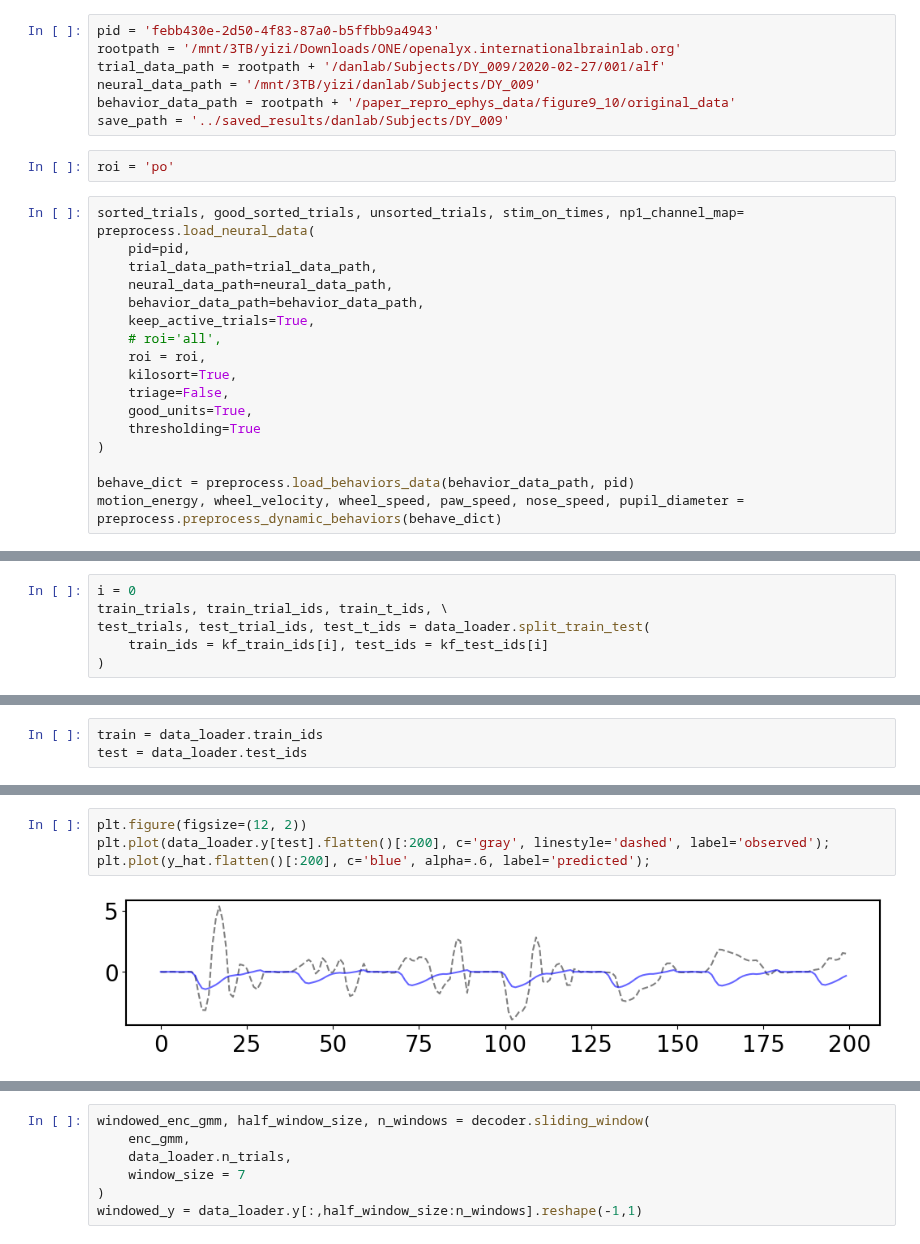
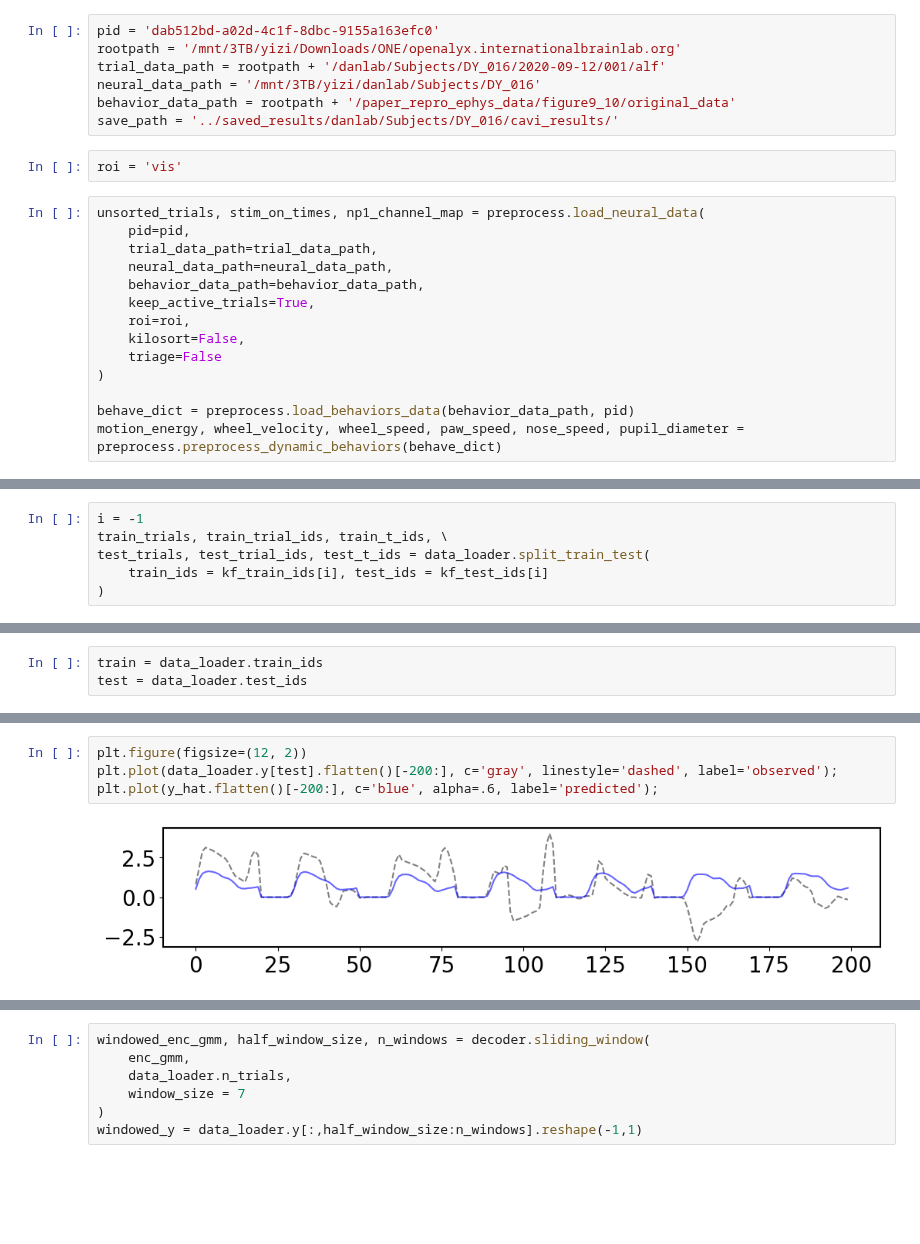
Before and after one commit to yzhang511/density_decoding, a Jupyter notebook: demo/advi_encoder.ipynb, the cells around one changed output, grey strips where cells are left out. Saved outputs shown, nothing was run; the diff lists cells and outputs as text; blank space fills up the shorter version.

```diff
--- a/demo/advi_encoder.ipynb
+++ b/demo/advi_encoder.ipynb
@@ -39,27 +47,24 @@ plt.rc('figure', titlesize=MEDIUM_SIZE)
 # %% [markdown]
 #### load data
 # %%
-pid = 'febb430e-2d50-4f83-87a0-b5ffbb9a4943'
+pid = 'dab512bd-a02d-4c1f-8dbc-9155a163efc0'
 rootpath = '/mnt/3TB/yizi/Downloads/ONE/openalyx.internationalbrainlab.org'
-trial_data_path = rootpath + '/danlab/Subjects/DY_009/2020-02-27/001/alf'
-neural_data_path = '/mnt/3TB/yizi/danlab/Subjects/DY_009'
+trial_data_path = rootpath + '/danlab/Subjects/DY_016/2020-09-12/001/alf'
+neural_data_path = '/mnt/3TB/yizi/danlab/Subjects/DY_016'
 behavior_data_path = rootpath + '/paper_repro_ephys_data/figure9_10/original_data'
-save_path = '../saved_results/danlab/Subjects/DY_009'
+save_path = '../saved_results/danlab/Subjects/DY_016/cavi_results/'
 # %%
-roi = 'po'
+roi = 'vis'
 # %%
-sorted_trials, good_sorted_trials, unsorted_trials, stim_on_times, np1_channel_map= preprocess.load_neural_data(
+unsorted_trials, stim_on_times, np1_channel_map = preprocess.load_neural_data(
     pid=pid,
     trial_data_path=trial_data_path,
     neural_data_path=neural_data_path,
     behavior_data_path=behavior_data_path,
     keep_active_trials=True,
-    # roi='all',
-    roi = roi,
-    kilosort=True,
-    triage=False,
-    good_units=True,
-    thresholding=True
+    roi=roi,
+    kilosort=False,
+    triage=False
 )
 
 behave_dict = preprocess.load_behaviors_data(behavior_data_path, pid)
@@ -137,7 +141,7 @@ for i, (train_ids, test_ids) in enumerate(kf.split(data_loader.y)):
     kf_train_ids.append(train_ids)
     kf_test_ids.append(test_ids)
 # %%
-i = 0
+i = -1
 train_trials, train_trial_ids, train_t_ids, \
 test_trials, test_trial_ids, test_t_ids = data_loader.split_train_test(
     train_ids = kf_train_ids[i], test_ids = kf_test_ids[i]
@@ -461,9 +472,9 @@ corr = 0.347
 # %%
 plt.figure(figsize=(12, 2))
-plt.plot(data_loader.y[test].flatten()[:200], c='gray', linestyle='dashed', label='observed');
-plt.plot(y_hat.flatten()[:200], c='blue', alpha=.6, label='predicted');
+plt.plot(data_loader.y[test].flatten()[-200:], c='gray', linestyle='dashed', label='observed');
+plt.plot(y_hat.flatten()[-200:], c='blue', alpha=.6, label='predicted');
 # %% [output]
-[figure, old version]
+[figure, new version]
 # %%
 import time
 from sklearn.gaussian_process import GaussianProcessRegressor
```
Also changed, not shown: parts of 52 cells of this notebook, 4 other files.
